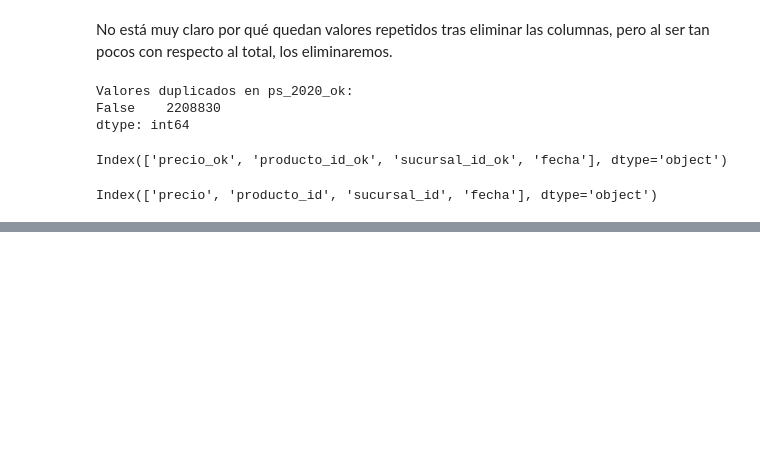
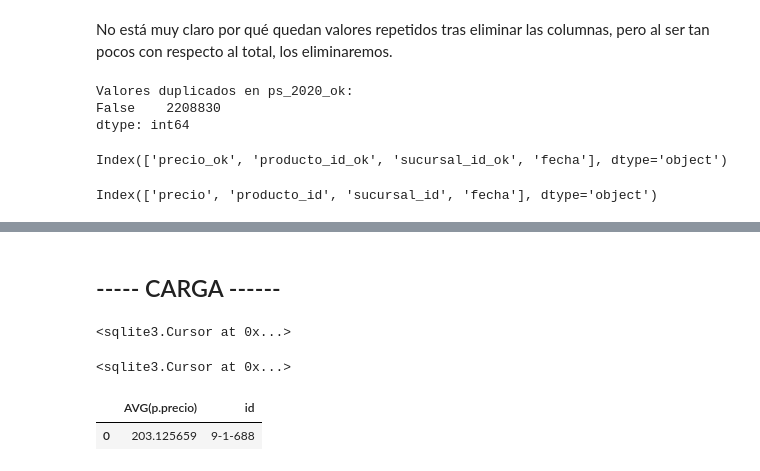
Before and after one commit to acidminded95/henry_PI_Data_Engineering, a Jupyter notebook: test.ipynb, the cells around one changed output, grey strips where cells are left out. Saved outputs shown, nothing was run; the diff lists cells and outputs as text; code cells hidden in the pictures; blank space fills up the shorter version.

```diff
--- a/test.ipynb
+++ b/test.ipynb
@@ -1464,0 +1459,21 @@ IndentationError: unindent does not match any outer indentation level (<tokenize
+# %% [markdown]
+## ----- CARGA ------
+# %%
+# Creamos la conección a la base de datos y el cursor para hacer los queries
+conn = db.connect("sqlite.db")
+cn = conn.cursor()
+# %%
+# Creamos las tablas en la base de datos
+cn.execute("CREATE TABLE IF NOT EXISTS producto (id VARCHAR(24) NOT NULL UNIQUE PRIMARY KEY, marca VARCHAR(24), nombre VARCHAR(24), presentacion VARCHAR(8));")
+cn.execute("CREATE TABLE IF NOT EXISTS sucursal (id VARCHAR(16) NOT NULL UNIQUE PRIMARY KEY, comercio_id SMALLINT, bandera_id SMALLINT, bandera_descripcion VARCHAR(128), comerio_razon_social VARCHAR(128), provincia VARCHAR(32), localidad VARCHAR(32), direccion VARCHAR(128), lat INT, lng INT, sucursal_nombre VARCHAR(48), sucursal_tipo VARCHAR(16));")
+cn.execute("PRAGMA foreign_keys = ON;")
+cn.execute("CREATE TABLE IF NOT EXISTS precio_semanal_2020 (precio FLOAT, producto_id VARCHAR(24), sucursal_id VARCHAR(16), fecha TEXT, FOREIGN KEY(producto_id) REFERENCES producto(id),FOREIGN KEY(sucursal_id) REFERENCES sucursal(id));")
+# %% [output]
+<sqlite3.Cursor at 0x...>
+# %%
+# Botón de emergencia xD
+cn.execute("DROP TABLE IF EXISTS producto;")
+cn.execute("DROP TABLE IF EXISTS sucursal;")
+cn.execute("DROP TABLE IF EXISTS precio_semanal_2020;")
+# %% [output]
+<sqlite3.Cursor at 0x...>
@@ -1464,0 +1484,15 @@ IndentationError: unindent does not match any outer indentation level (<tokenize
+# %%
+# Creamos el query
+query = """
+            SELECT   AVG(p.precio),
+                     s.id
+            FROM     precio_semanal_2020 p
+            JOIN     sucursal s
+            ON       p.sucursal_id=s.id
+            GROUP BY s.id
+            HAVING   s.id='9-1-688';
+        """
+pd.read_sql_query(query, conn)
+# %% [output]
+|  | AVG(p.precio) | id |
+| 0 | 203.125659 | 9-1-688 |
```
Also changed, not shown: parts of 45 cells of this notebook, 1 other file.
